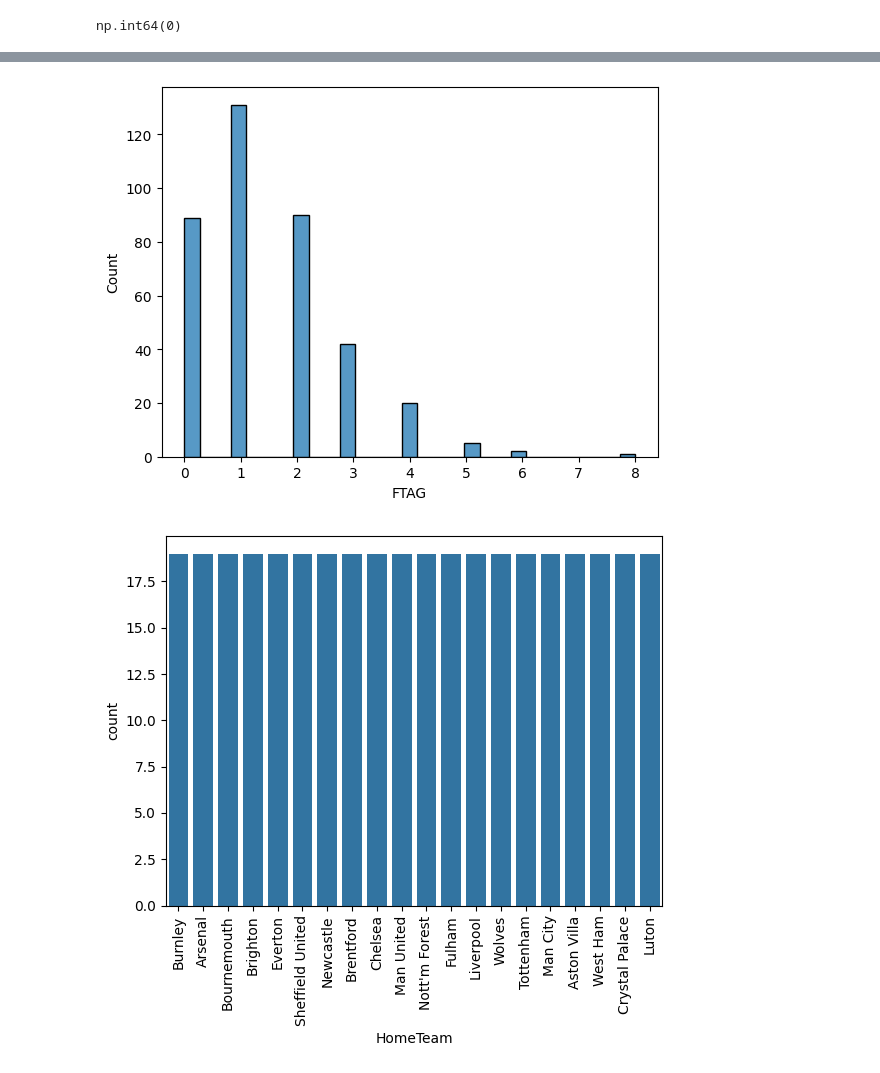
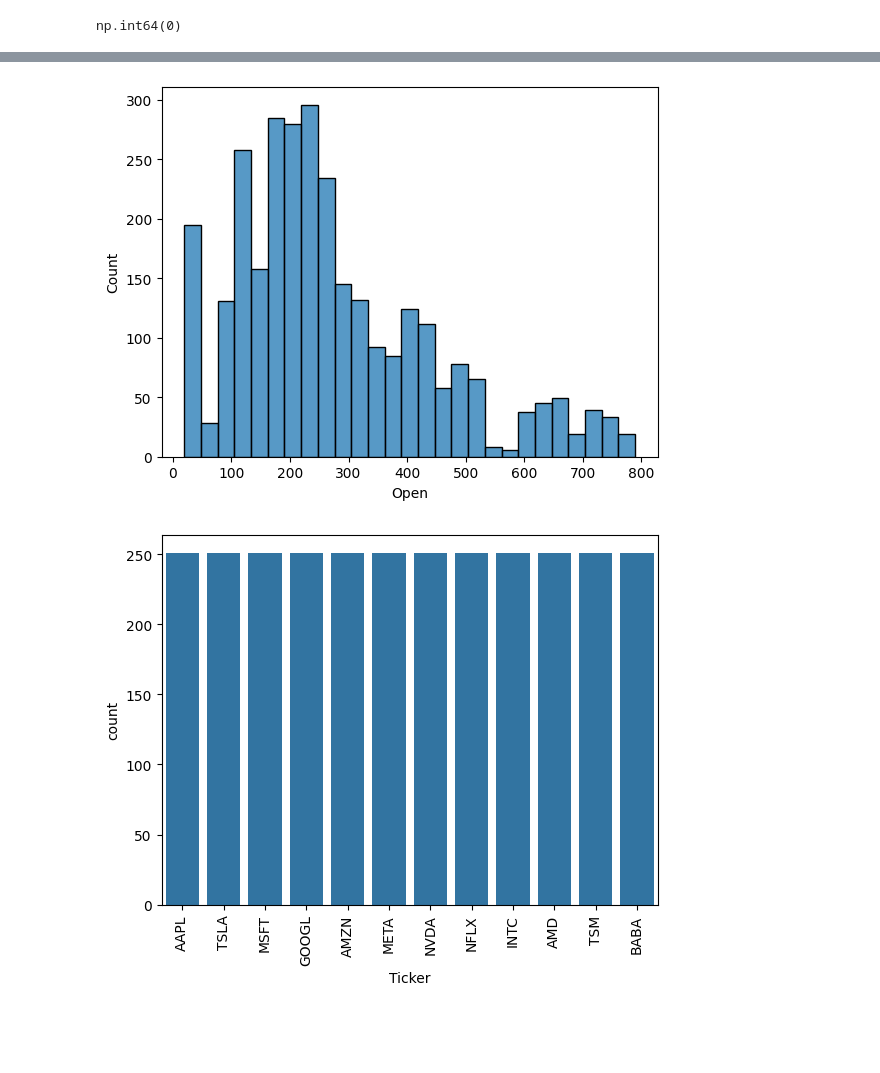
Before and after one commit to hamidjonashuraliev/git_project, a Jupyter notebook: Notebooks/data_analysis.ipynb, the cells around one changed output, grey strips where cells are left out. Cells and saved outputs as stored; diff of their text form; code cells hidden in the pictures; blank space fills up the shorter version.

```diff
--- a/Notebooks/data_analysis.ipynb
+++ b/Notebooks/data_analysis.ipynb
@@ -1,7 +1,7 @@
 # %%
 import pandas as pd
 
-df = pd.read_csv("../Data/Raw_Data/Global football events and player performance.csv")
+df = pd.read_csv("../Data/Raw_Data/all_stocks.csv")
 df.head()
 
 df.shape
@@ -91,14 +98,14 @@ plt.show()
 # %%
-sns.histplot(df['FTAG'])
+sns.histplot(df['Open'])
 plt.show()
 # %% [output]
-[figure, old version]
+[figure, new version]
 # %%
-sns.countplot(x='HomeTeam', data=df)
+sns.countplot(x='Ticker', data=df)
 plt.xticks(rotation=90)
 plt.show()
 # %% [output]
-[figure, old version]
+[figure, new version]
 # %%
 sns.heatmap(df.corr(numeric_only=True), annot=False)
 plt.show()
```
Also changed, not shown: parts of 13 cells of this notebook, 36 other files.
